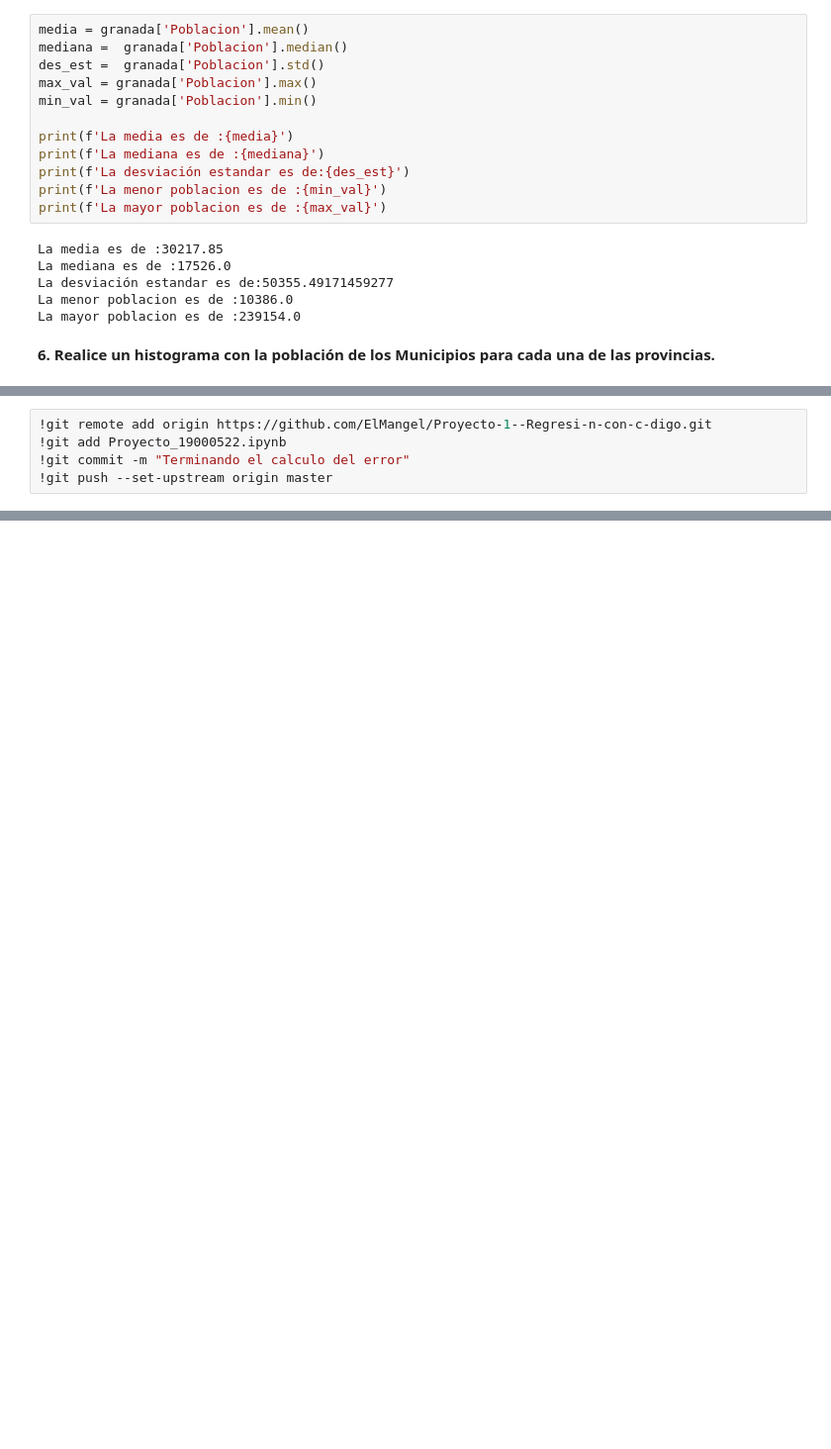
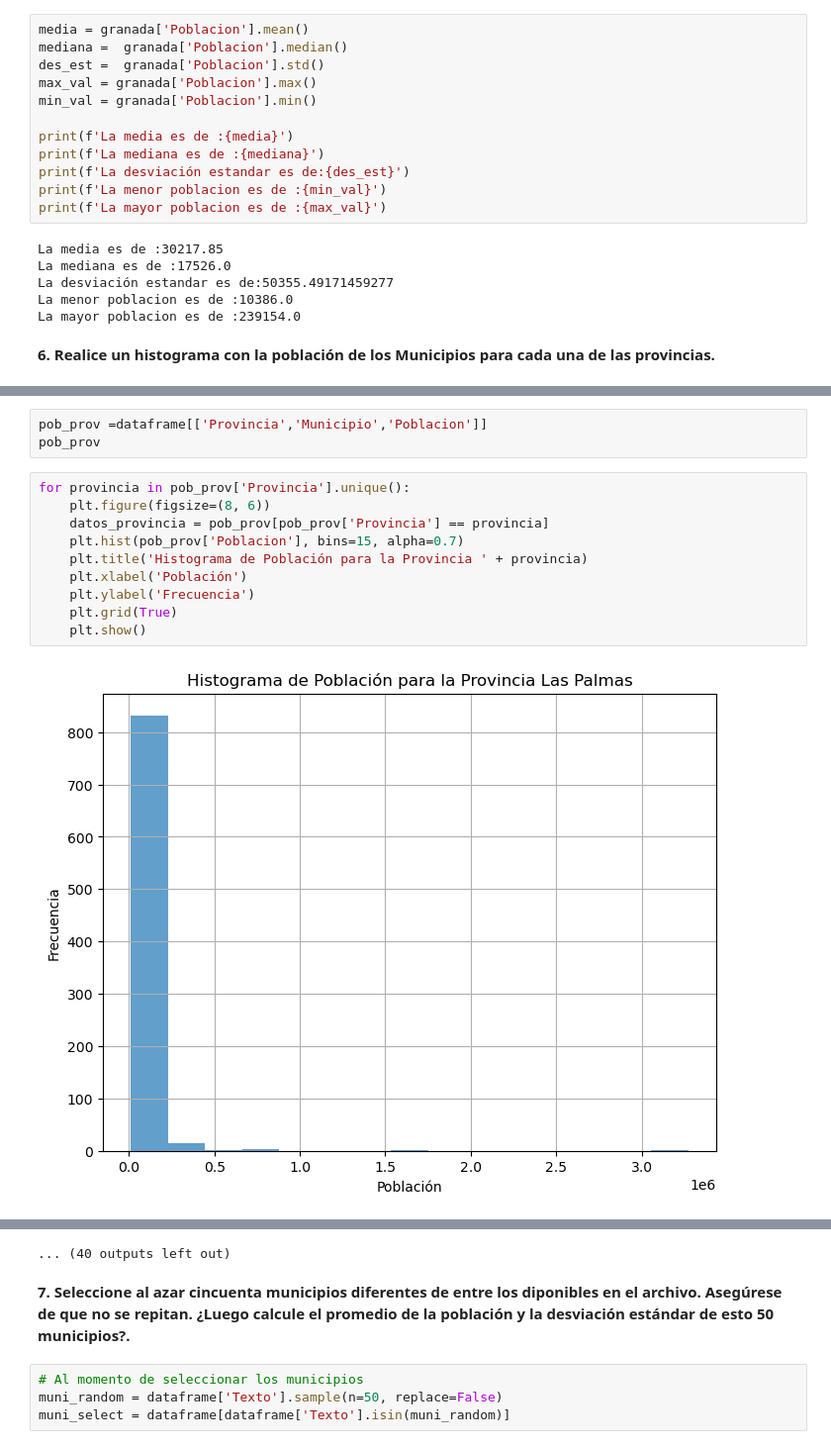
Before and after one commit to ElMangel/Laboratorio3, a Jupyter notebook: Laboratorio3_19000522.ipynb, the cells around one changed output, grey strips where cells are left out. Shown at 99% size. Cells and saved outputs as stored; diff of their text form; blank space fills up the shorter version.

```diff
--- a/Laboratorio3_19000522.ipynb
+++ b/Laboratorio3_19000522.ipynb
@@ -263,5 +213,15 @@ Initialized empty Git repository in C:/Users/Alienware M15/Universidad/Laborator
-# %%
-!git remote add origin https://github.com/ElMangel/Proyecto-1--Regresi-n-con-c-digo.git
-!git add Proyecto_19000522.ipynb
-!git commit -m "Terminando el calculo del error"
-!git push --set-upstream origin master
+# %%
+pob_prov =dataframe[['Provincia','Municipio','Poblacion']]
+pob_prov
+# %%
+for provincia in pob_prov['Provincia'].unique():
+    plt.figure(figsize=(8, 6))
+    datos_provincia = pob_prov[pob_prov['Provincia'] == provincia]
+    plt.hist(pob_prov['Poblacion'], bins=15, alpha=0.7)
+    plt.title('Histograma de Población para la Provincia ' + provincia)
+    plt.xlabel('Población')
+    plt.ylabel('Frecuencia')
+    plt.grid(True)
+    plt.show()
+# %% [output]
+[figure, added]
@@ -267,0 +239,7 @@ Initialized empty Git repository in C:/Users/Alienware M15/Universidad/Laborator
+... (40 outputs left out)
+# %% [markdown]
+**7. Seleccione al azar cincuenta municipios diferentes de entre los diponibles en el archivo. Asegúrese de que no se repitan. ¿Luego calcule el promedio de la población y la desviación estándar de esto 50 municipios?.**
+# %%
+# Al momento de seleccionar los municipios
+muni_random = dataframe['Texto'].sample(n=50, replace=False)
+muni_select = dataframe[dataframe['Texto'].isin(muni_random)]
```
Also changed, not shown: parts of 14 cells of this notebook.
